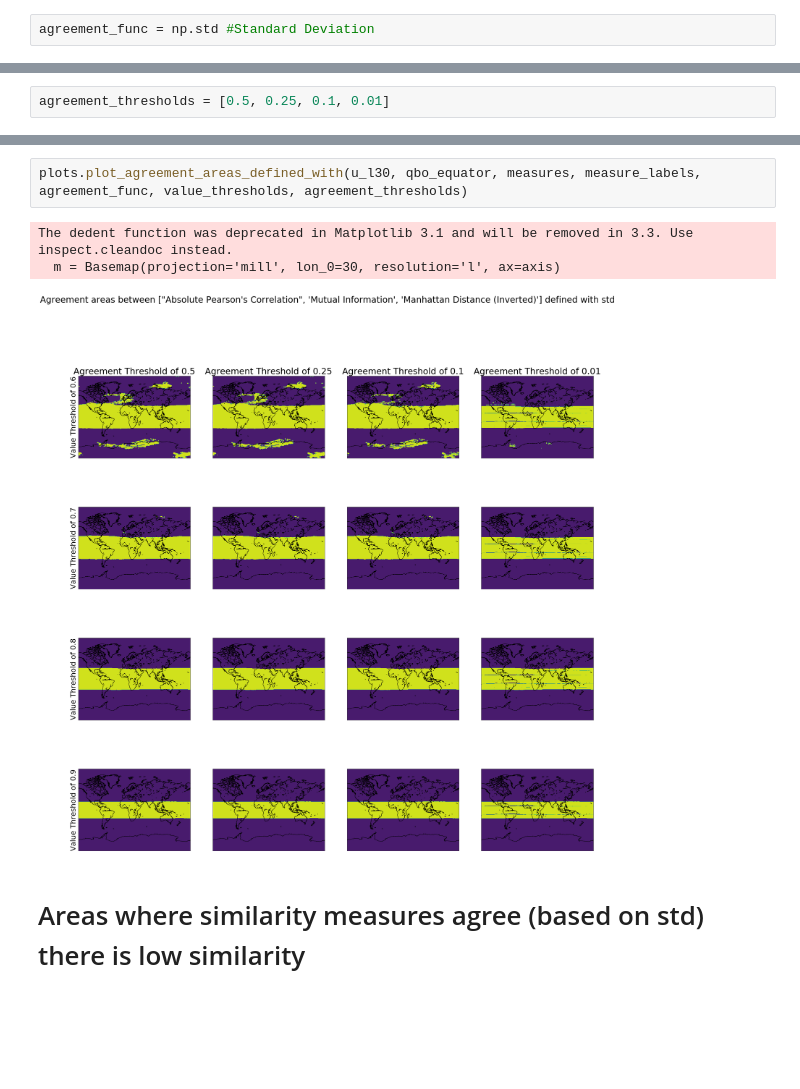
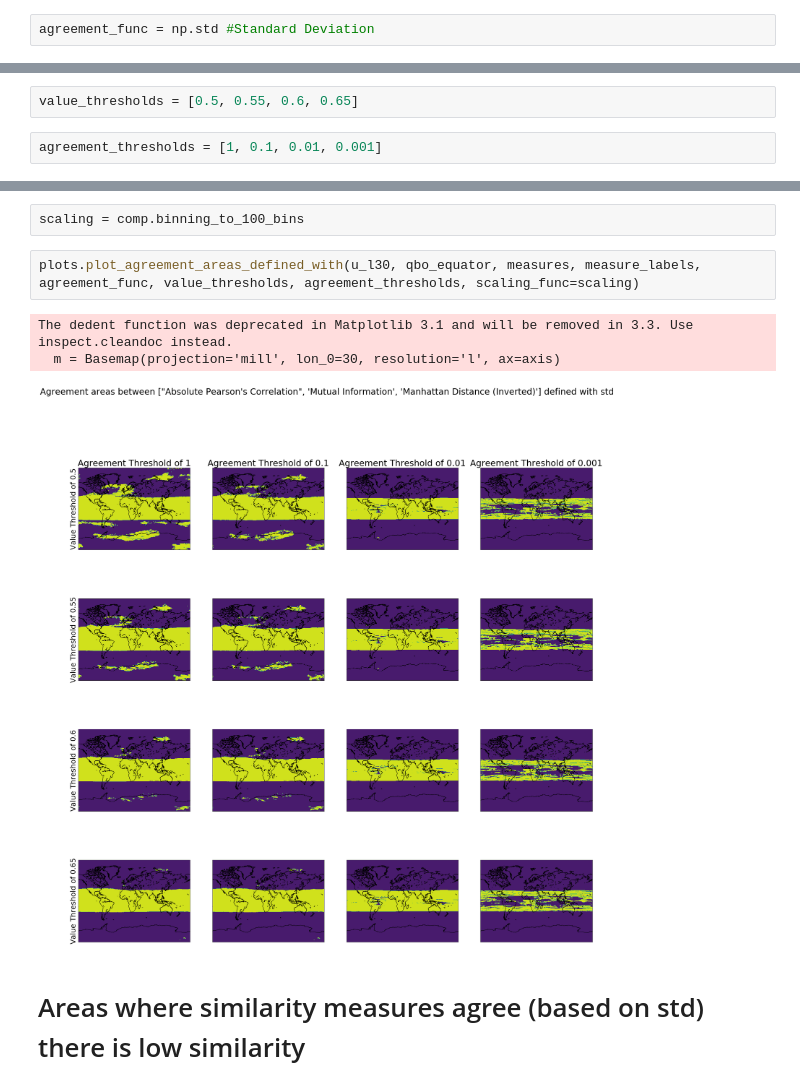
Before and after one commit to Climate-Data-Science/Climate-Similarity-Metrics, a Jupyter notebook: 10_agreeableness_defined_with_std_and_entropy.ipynb, the cells around one changed output, grey strips where cells are left out. Saved outputs shown, nothing was run; the diff lists cells and outputs as text; blank space fills up the shorter version.

Commit message:
Improve agreeableness visualizations

```diff
--- a/10_agreeableness_defined_with_std_and_entropy.ipynb
+++ b/10_agreeableness_defined_with_std_and_entropy.ipynb
@@ -63,2 +61,4 @@ value_thresholds = [0.6, 0.7, 0.8, 0.9]
+# %%
+value_thresholds = [0.5, 0.55, 0.6, 0.65]
 # %%
-agreement_thresholds = [0.5, 0.25, 0.1, 0.01]
+agreement_thresholds = [1, 0.1, 0.01, 0.001]
@@ -65,9 +82,11 @@ agreement_thresholds = [0.5, 0.25, 0.1, 0.01]
+# %%
+scaling = comp.binning_to_100_bins
 # %%
-plots.plot_agreement_areas_defined_with(u_l30, qbo_equator, measures, measure_labels, agreement_func, value_thresholds, agreement_thresholds)
+plots.plot_agreement_areas_defined_with(u_l30, qbo_equator, measures, measure_labels, agreement_func, value_thresholds, agreement_thresholds, scaling_func=scaling)
 # %% [output]
 The dedent function was deprecated in Matplotlib 3.1 and will be removed in 3.3. Use inspect.cleandoc instead.
   m = Basemap(projection='mill', lon_0=30, resolution='l', ax=axis)
-[figure, old version]
+[figure, new version]
 # %% [markdown]
 <h1>Areas where similarity measures agree (based on std) there is low similarity</h1>
 # %% [markdown]
```
Also changed, not shown: parts of 4 cells of this notebook, 2 other files.
